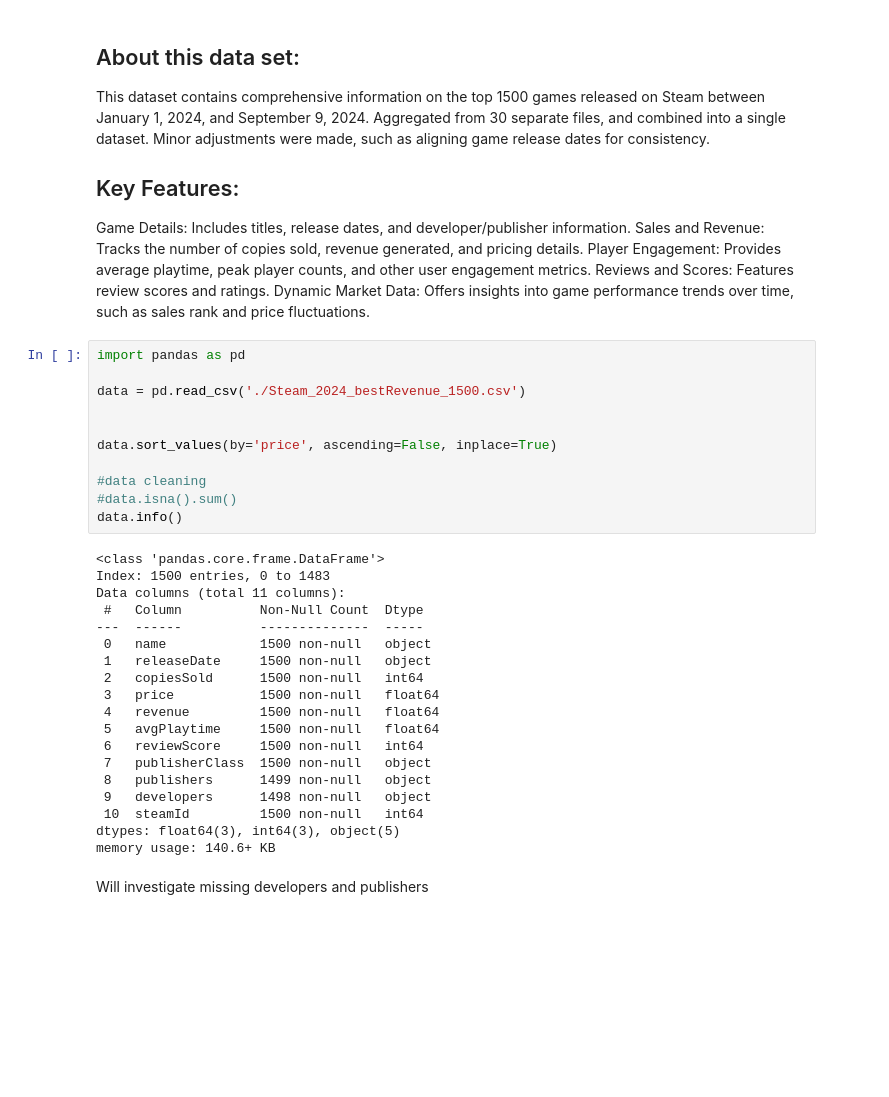
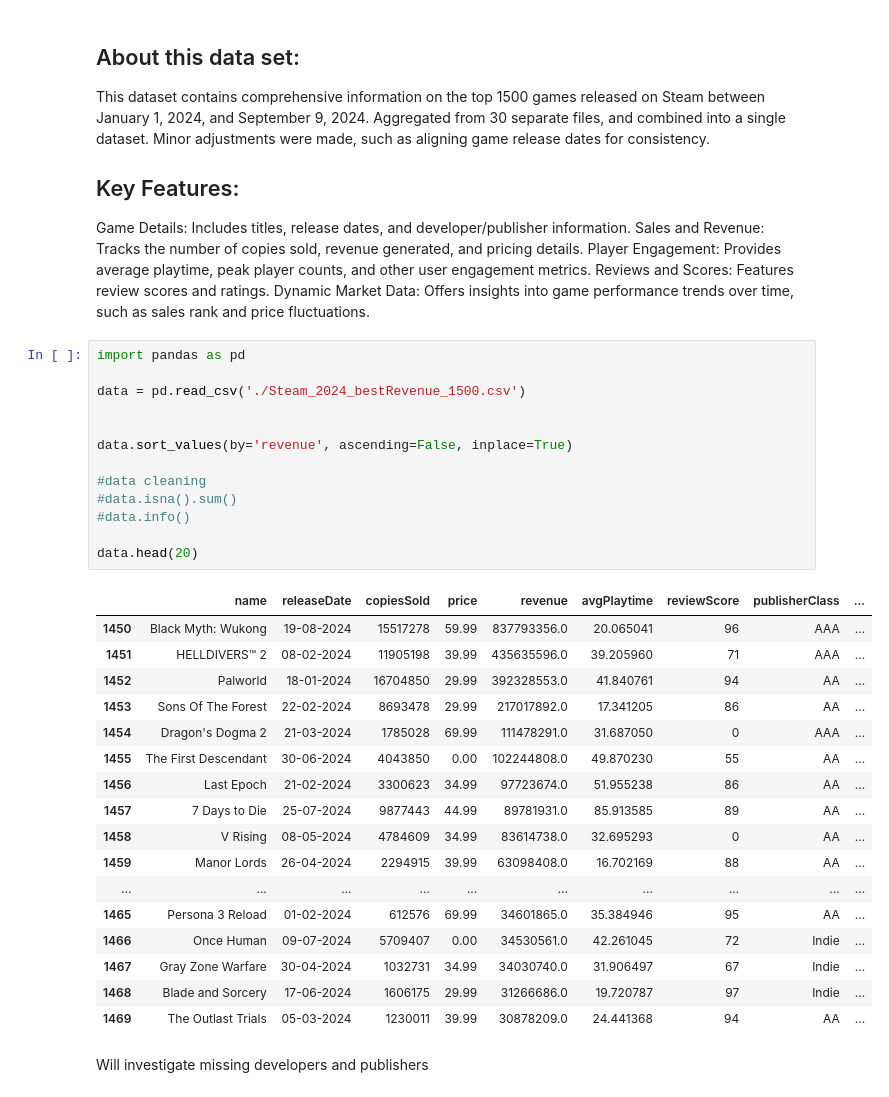
Before and after one commit to dangosailing/EDA_Excercise, a Jupyter notebook: steam.ipynb, the cells around one changed output. Saved outputs shown, nothing was run; the diff lists cells and outputs as text; blank space fills up the shorter version.

```diff
--- a/steam.ipynb
+++ b/steam.ipynb
@@ -28,33 +28,34 @@ Dynamic Market Data: Offers insights into game performance trends over time, suc
 # %%
 import pandas as pd
 
 data = pd.read_csv('./Steam_2024_bestRevenue_1500.csv')
 
 
-data.sort_values(by='price', ascending=False, inplace=True)
+data.sort_values(by='revenue', ascending=False, inplace=True)
 
 #data cleaning
 #data.isna().sum()
-data.info()
+#data.info()
+
+data.head(20)
 # %% [output]
-<class 'pandas.core.frame.DataFrame'>
-Index: 1500 entries, 0 to 1483
-Data columns (total 11 columns):
- #   Column          Non-Null Count  Dtype
----  ------          --------------  -----
- 0   name            1500 non-null   object
- 1   releaseDate     1500 non-null   object
- 2   copiesSold      1500 non-null   int64
- 3   price           1500 non-null   float64
- 4   revenue         1500 non-null   float64
- 5   avgPlaytime     1500 non-null   float64
- 6   reviewScore     1500 non-null   int64
- 7   publisherClass  1500 non-null   object
- 8   publishers      1499 non-null   object
- 9   developers      1498 non-null   object
- 10  steamId         1500 non-null   int64
-dtypes: float64(3), int64(3), object(5)
-memory usage: 140.6+ KB
+|  | name | releaseDate | copiesSold | price | revenue | avgPlaytime | reviewScore | publisherClass | ... |
+| 1450 | Black Myth: Wukong | 19-08-2024 | 15517278 | 59.99 | 837793356.0 | 20.065041 | 96 | AAA | ... |
+| 1451 | HELLDIVERS™ 2 | 08-02-2024 | 11905198 | 39.99 | 435635596.0 | 39.205960 | 71 | AAA | ... |
+| 1452 | Palworld | 18-01-2024 | 16704850 | 29.99 | 392328553.0 | 41.840761 | 94 | AA | ... |
+| 1453 | Sons Of The Forest | 22-02-2024 | 8693478 | 29.99 | 217017892.0 | 17.341205 | 86 | AA | ... |
+| 1454 | Dragon's Dogma 2 | 21-03-2024 | 1785028 | 69.99 | 111478291.0 | 31.687050 | 0 | AAA | ... |
+| 1455 | The First Descendant | 30-06-2024 | 4043850 | 0.00 | 102244808.0 | 49.870230 | 55 | AA | ... |
+| 1456 | Last Epoch | 21-02-2024 | 3300623 | 34.99 | 97723674.0 | 51.955238 | 86 | AA | ... |
+| 1457 | 7 Days to Die | 25-07-2024 | 9877443 | 44.99 | 89781931.0 | 85.913585 | 89 | AA | ... |
+| 1458 | V Rising | 08-05-2024 | 4784609 | 34.99 | 83614738.0 | 32.695293 | 0 | AA | ... |
+| 1459 | Manor Lords | 26-04-2024 | 2294915 | 39.99 | 63098408.0 | 16.702169 | 88 | AA | ... |
+| ... | ... | ... | ... | ... | ... | ... | ... | ... | ... |
+| 1465 | Persona 3 Reload | 01-02-2024 | 612576 | 69.99 | 34601865.0 | 35.384946 | 95 | AA | ... |
+| 1466 | Once Human | 09-07-2024 | 5709407 | 0.00 | 34530561.0 | 42.261045 | 72 | Indie | ... |
+| 1467 | Gray Zone Warfare | 30-04-2024 | 1032731 | 34.99 | 34030740.0 | 31.906497 | 67 | Indie | ... |
+| 1468 | Blade and Sorcery | 17-06-2024 | 1606175 | 29.99 | 31266686.0 | 19.720787 | 97 | Indie | ... |
+| 1469 | The Outlast Trials | 05-03-2024 | 1230011 | 39.99 | 30878209.0 | 24.441368 | 94 | AA | ... |
 # %% [markdown]
 Will investigate  missing developers and publishers
 # %%
```
Also changed, not shown: parts of 8 cells of this notebook, 3 other files.
